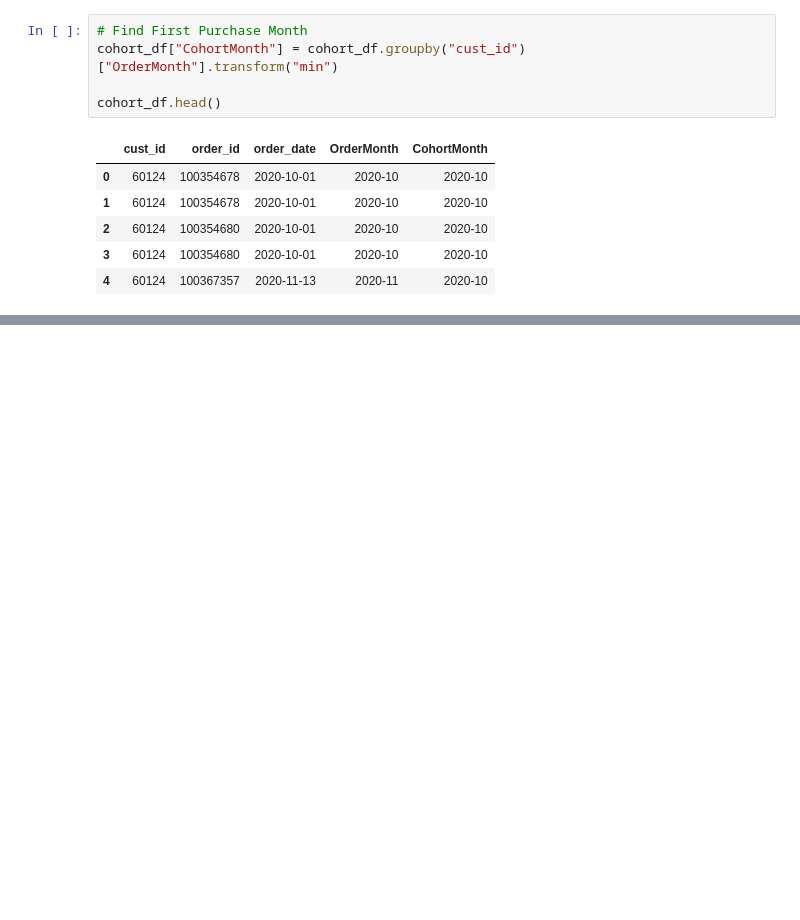
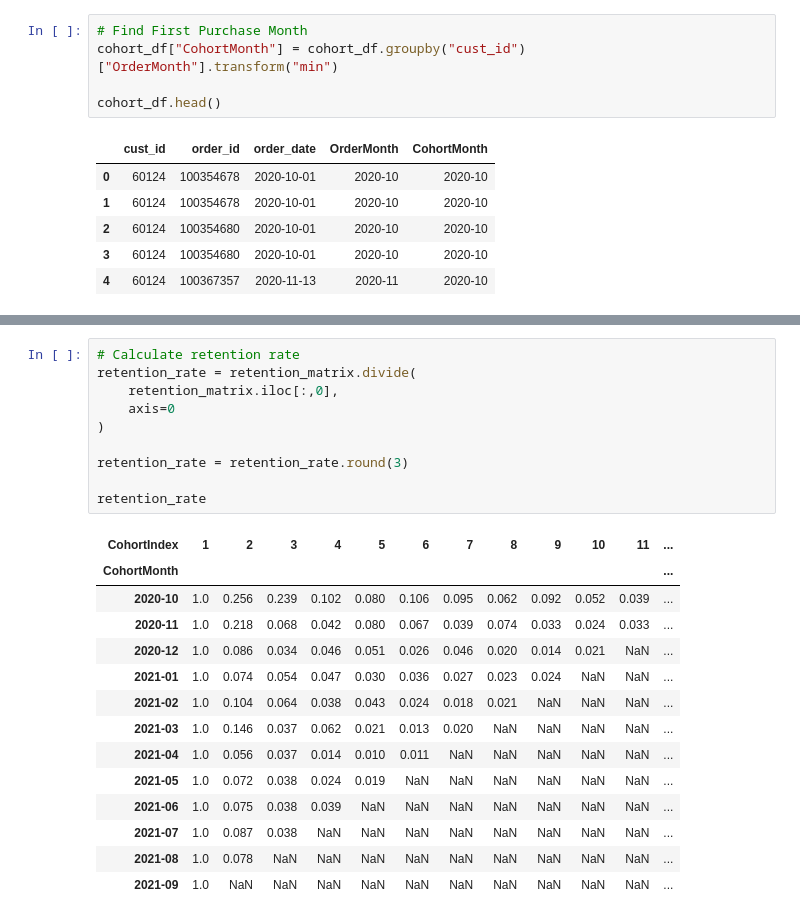
Before and after one commit to Shravani-salunke/Data-Analytics-Project2, a Jupyter notebook: notebook/eda.ipynb, the cells around one changed output, grey strips where cells are left out. Drawn from its saved outputs; the diff is of its cells as text; blank space fills up the shorter version.

```diff
--- a/notebook/eda.ipynb
+++ b/notebook/eda.ipynb
@@ -307,0 +384,25 @@ cohort_df.sample(10)
+# %%
+# Calculate retention rate
+retention_rate = retention_matrix.divide(
+    retention_matrix.iloc[:,0],
+    axis=0
+)
+
+retention_rate = retention_rate.round(3)
+
+retention_rate
+# %% [output]
+| CohortIndex | 1 | 2 | 3 | 4 | 5 | 6 | 7 | 8 | 9 | 10 | 11 | ... |
+| CohortMonth |  |  |  |  |  |  |  |  |  |  |  | ... |
+| 2020-10 | 1.0 | 0.256 | 0.239 | 0.102 | 0.080 | 0.106 | 0.095 | 0.062 | 0.092 | 0.052 | 0.039 | ... |
+| 2020-11 | 1.0 | 0.218 | 0.068 | 0.042 | 0.080 | 0.067 | 0.039 | 0.074 | 0.033 | 0.024 | 0.033 | ... |
+| 2020-12 | 1.0 | 0.086 | 0.034 | 0.046 | 0.051 | 0.026 | 0.046 | 0.020 | 0.014 | 0.021 | NaN | ... |
+| 2021-01 | 1.0 | 0.074 | 0.054 | 0.047 | 0.030 | 0.036 | 0.027 | 0.023 | 0.024 | NaN | NaN | ... |
+| 2021-02 | 1.0 | 0.104 | 0.064 | 0.038 | 0.043 | 0.024 | 0.018 | 0.021 | NaN | NaN | NaN | ... |
+| 2021-03 | 1.0 | 0.146 | 0.037 | 0.062 | 0.021 | 0.013 | 0.020 | NaN | NaN | NaN | NaN | ... |
+| 2021-04 | 1.0 | 0.056 | 0.037 | 0.014 | 0.010 | 0.011 | NaN | NaN | NaN | NaN | NaN | ... |
+| 2021-05 | 1.0 | 0.072 | 0.038 | 0.024 | 0.019 | NaN | NaN | NaN | NaN | NaN | NaN | ... |
+| 2021-06 | 1.0 | 0.075 | 0.038 | 0.039 | NaN | NaN | NaN | NaN | NaN | NaN | NaN | ... |
+| 2021-07 | 1.0 | 0.087 | 0.038 | NaN | NaN | NaN | NaN | NaN | NaN | NaN | NaN | ... |
+| 2021-08 | 1.0 | 0.078 | NaN | NaN | NaN | NaN | NaN | NaN | NaN | NaN | NaN | ... |
+| 2021-09 | 1.0 | NaN | NaN | NaN | NaN | NaN | NaN | NaN | NaN | NaN | NaN | ... |
```
Also changed, not shown: parts of 8 cells of this notebook.
